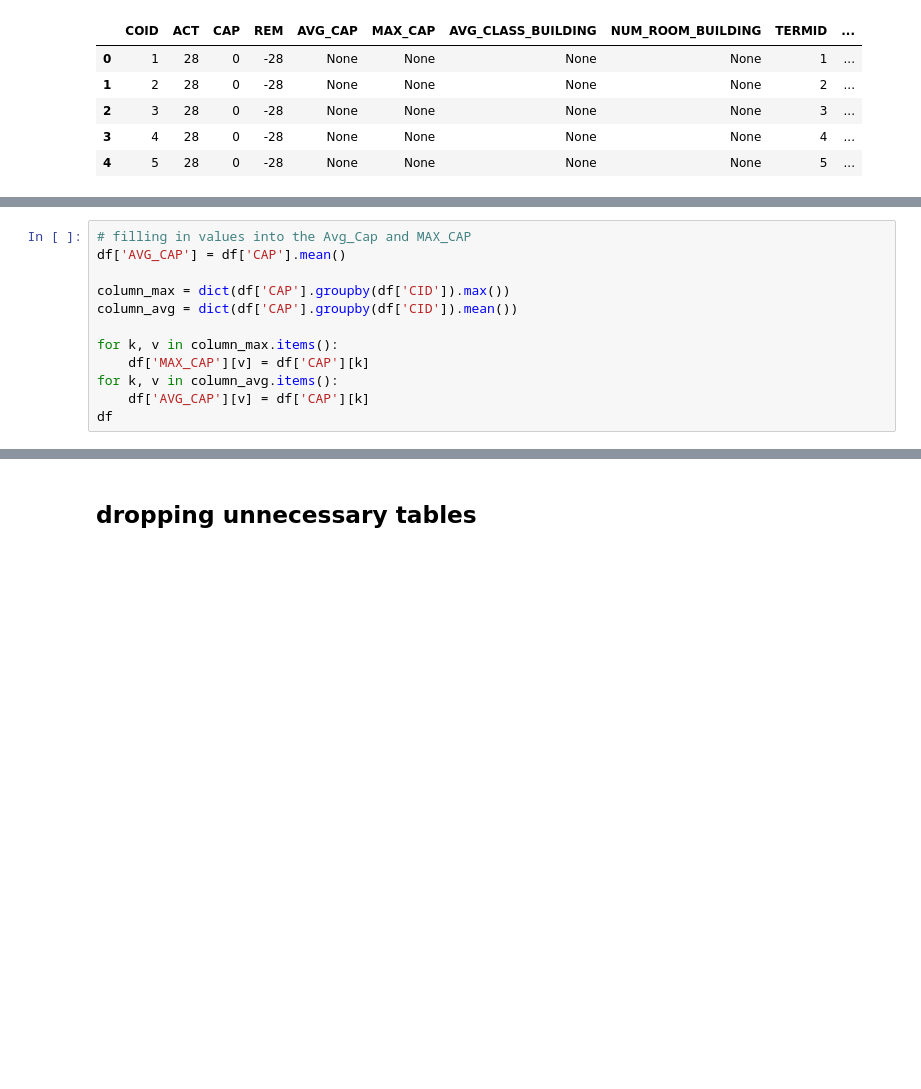
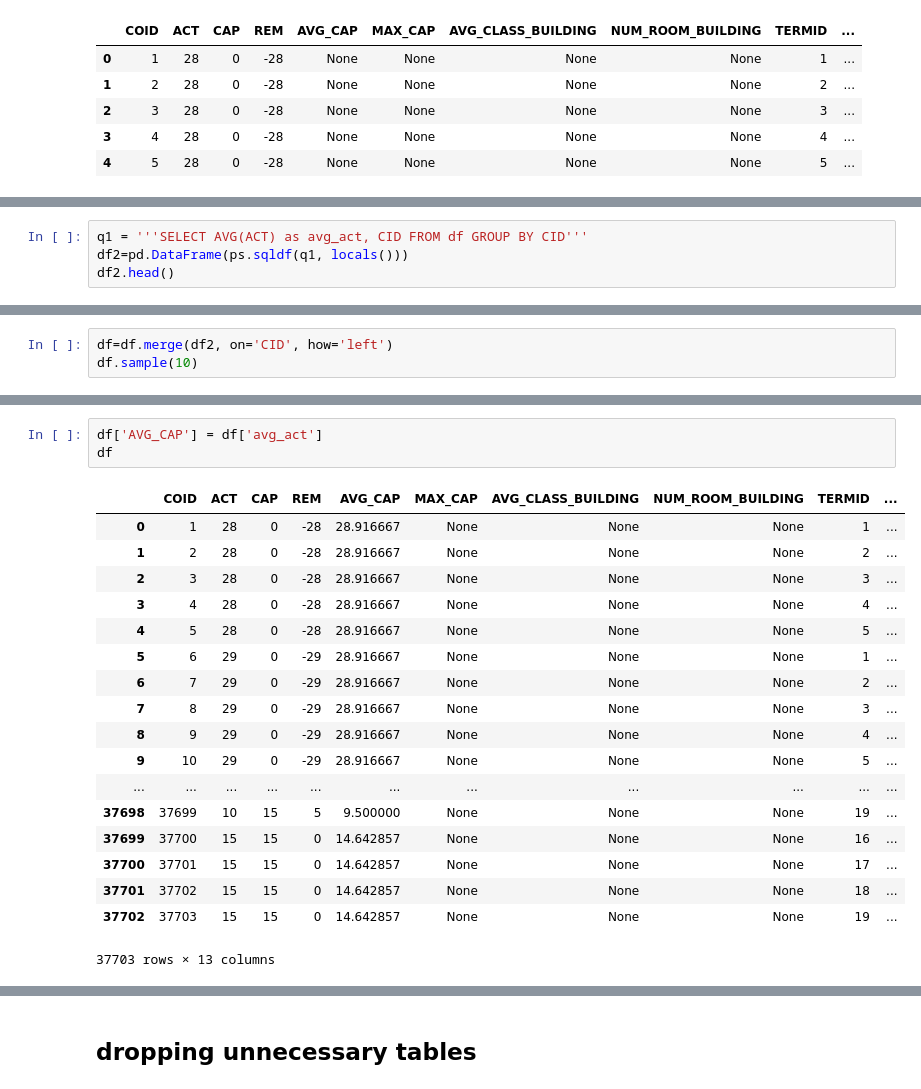
Before and after one commit to fairfield-university-ba-510-spring2019/final-project-back-row-squad, a Jupyter notebook: CourseDataWarehouseDemo.ipynb, the cells around one changed output, grey strips where cells are left out. Drawn from its saved outputs; the diff is of its cells as text; blank space fills up the shorter version.

```diff
--- a/CourseDataWarehouseDemo.ipynb
+++ b/CourseDataWarehouseDemo.ipynb
@@ -272,12 +269,0 @@ column_avg
-# %%
-# filling in values into the Avg_Cap and MAX_CAP
-df['AVG_CAP'] = df['CAP'].mean()
-
-column_max = dict(df['CAP'].groupby(df['CID']).max())
-column_avg = dict(df['CAP'].groupby(df['CID']).mean())
-
-for k, v in column_max.items():
-    df['MAX_CAP'][v] = df['CAP'][k]
-for k, v in column_avg.items():
-    df['AVG_CAP'][v] = df['CAP'][k]
-df
@@ -310,0 +270,4 @@ See the caveats in the documentation: http://pandas.pydata.org/pandas-docs/stabl
+# %%
+q1 = '''SELECT AVG(ACT) as avg_act, CID FROM df GROUP BY CID'''
+df2=pd.DataFrame(ps.sqldf(q1, locals()))
+df2.head()
@@ -310,0 +281,3 @@ See the caveats in the documentation: http://pandas.pydata.org/pandas-docs/stabl
+# %%
+df=df.merge(df2, on='CID', how='left')
+df.sample(10)
@@ -310,0 +296,22 @@ See the caveats in the documentation: http://pandas.pydata.org/pandas-docs/stabl
+# %%
+df['AVG_CAP'] = df['avg_act']
+df
+# %% [output]
+|  | COID | ACT | CAP | REM | AVG_CAP | MAX_CAP | AVG_CLASS_BUILDING | NUM_ROOM_BUILDING | TERMID | ... |
+| 0 | 1 | 28 | 0 | -28 | 28.916667 | None | None | None | 1 | ... |
+| 1 | 2 | 28 | 0 | -28 | 28.916667 | None | None | None | 2 | ... |
+| 2 | 3 | 28 | 0 | -28 | 28.916667 | None | None | None | 3 | ... |
+| 3 | 4 | 28 | 0 | -28 | 28.916667 | None | None | None | 4 | ... |
+| 4 | 5 | 28 | 0 | -28 | 28.916667 | None | None | None | 5 | ... |
+| 5 | 6 | 29 | 0 | -29 | 28.916667 | None | None | None | 1 | ... |
+| 6 | 7 | 29 | 0 | -29 | 28.916667 | None | None | None | 2 | ... |
+| 7 | 8 | 29 | 0 | -29 | 28.916667 | None | None | None | 3 | ... |
+| 8 | 9 | 29 | 0 | -29 | 28.916667 | None | None | None | 4 | ... |
+| 9 | 10 | 29 | 0 | -29 | 28.916667 | None | None | None | 5 | ... |
+| ... | ... | ... | ... | ... | ... | ... | ... | ... | ... | ... |
+| 37698 | 37699 | 10 | 15 | 5 | 9.500000 | None | None | None | 19 | ... |
+| 37699 | 37700 | 15 | 15 | 0 | 14.642857 | None | None | None | 16 | ... |
+| 37700 | 37701 | 15 | 15 | 0 | 14.642857 | None | None | None | 17 | ... |
+| 37701 | 37702 | 15 | 15 | 0 | 14.642857 | None | None | None | 18 | ... |
+| 37702 | 37703 | 15 | 15 | 0 | 14.642857 | None | None | None | 19 | ... |
+37703 rows × 13 columns
```
Also changed, not shown: parts of 8 cells of this notebook.
